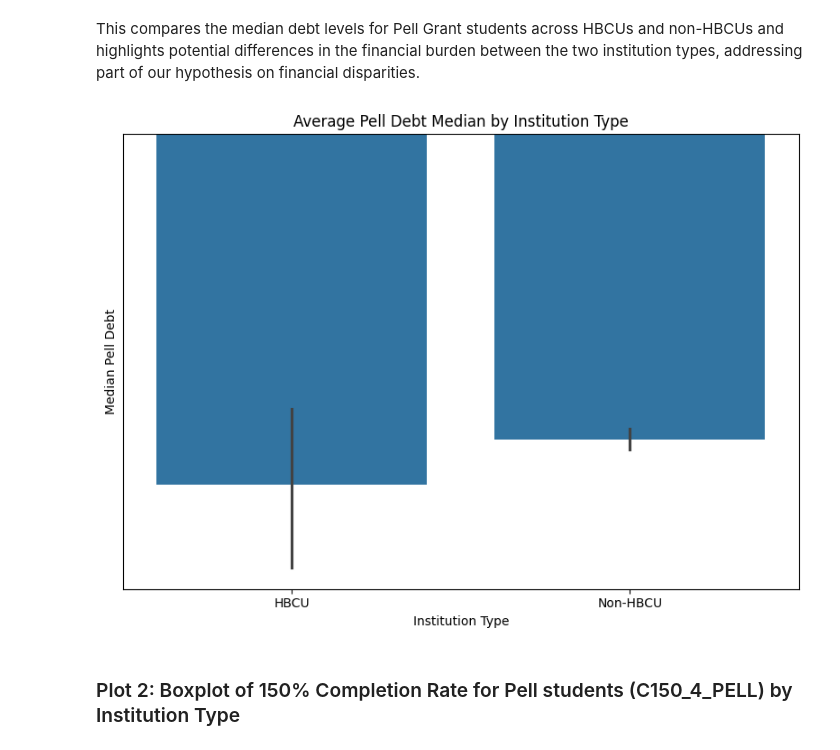
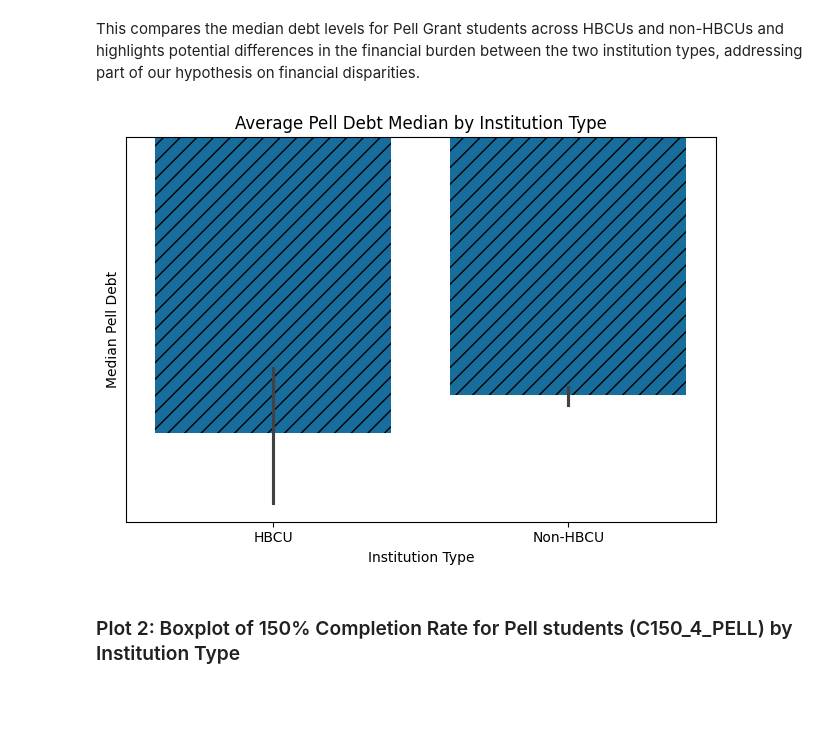
Before and after one commit to tanwasp/college-scorecard-analysis-group5, a Jupyter notebook: eda/full_college_scorecard_eda.ipynb, the cells around one changed output. Drawn from its saved outputs; the diff is of its cells as text; code cells hidden in the pictures; blank space fills up the shorter version.

```diff
--- a/eda/full_college_scorecard_eda.ipynb
+++ b/eda/full_college_scorecard_eda.ipynb
@@ -165,23 +165,29 @@ We have 3305 entries, most of which are object datatypes. Most of these entries
 df = institution_data.copy()
 # %%
 df['Institution Type'] = df['HBCU'].apply(lambda x: 'HBCU' if x==1.0 else 'Non-HBCU')
+# %%
+sns.set_palette("colorblind")
+hatches = ['/', '\\', '|', '-', '+', 'x', 'o', 'O', '.', '*']
 # %% [markdown]
 ###  Plot 1: Average Pell Debt Median by Institution Type
 # %% [markdown]
 This compares the median debt levels for Pell Grant students across HBCUs and non-HBCUs and highlights potential differences in the financial burden between the two institution types, addressing part of our hypothesis on financial disparities.
 # %%
-plt.figure(figsize=(8,6))
 ax = sns.barplot(x='Institution Type', y='PELL_DEBT_MDN', data=df)
 plt.title('Average Pell Debt Median by Institution Type')
 plt.ylabel('Median Pell Debt')
 plt.xlabel('Institution Type')
-
 plt.yticks([])
 plt.subplots_adjust(left=0.25)
 plt.tight_layout()
+
+for bar in ax.patches:
+    bar.set_hatch('//')
+
+# alt: Bar plot showing the average median Pell debt by institution type, using a color-blind friendly palette and diagonal hatching for texture.
 plt.show()
 # %% [output]
-[figure, old version]
+[figure, new version]
 # %% [markdown]
 ### Plot 2: Boxplot of 150% Completion Rate for Pell students (C150_4_PELL) by Institution Type
 # %% [markdown]
```
